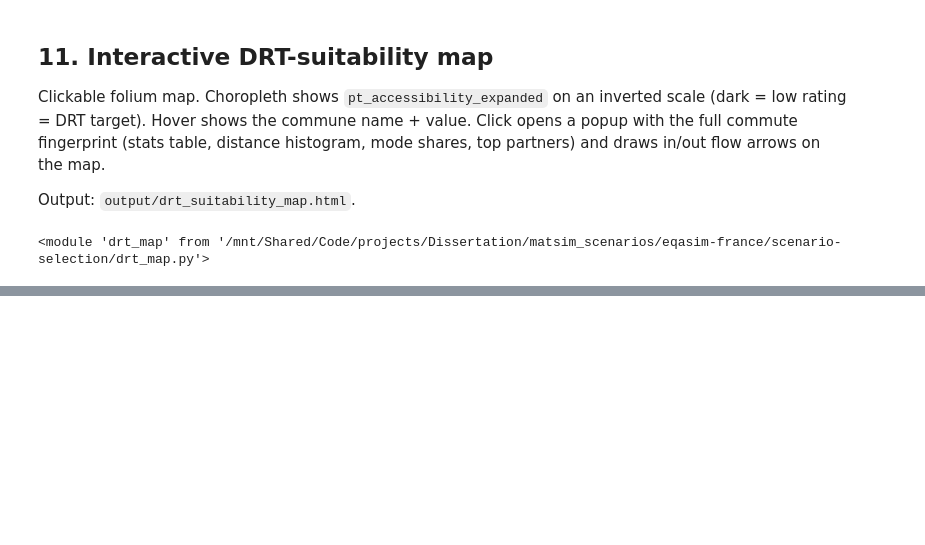
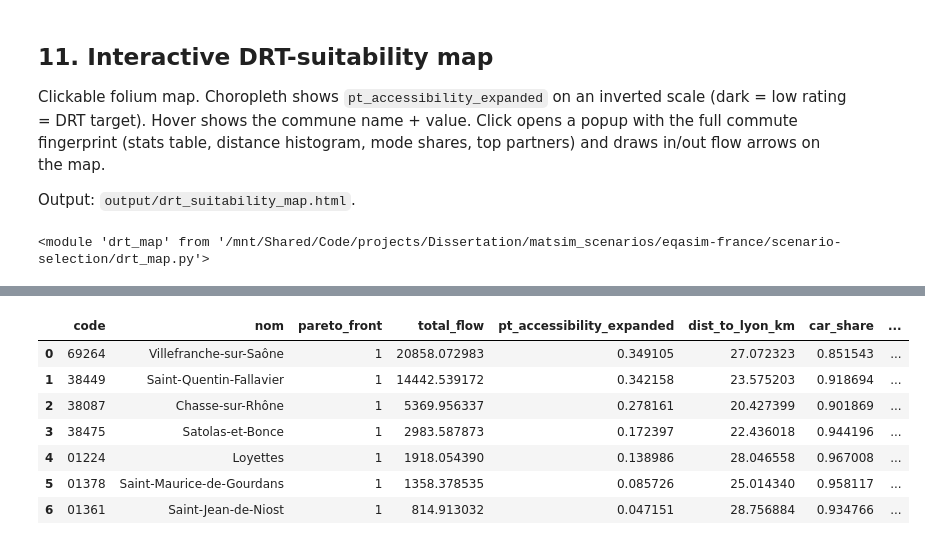
Before and after one commit to Chrigarr9/eqasim-france, a Jupyter notebook: scenario-selection/captivity_analysis.ipynb, the cells around one changed output, grey strips where cells are left out. Cells and saved outputs as stored; diff of their text form; code cells hidden in the pictures; blank space fills up the shorter version.

```diff
--- a/scenario-selection/captivity_analysis.ipynb
+++ b/scenario-selection/captivity_analysis.ipynb
@@ -789,0 +816,74 @@ wrote /mnt/Shared/Code/projects/Dissertation/matsim_scenarios/eqasim-france/scen
+# %%
+MIN_DIST_KM = 20.0   # exclude Lyon metro belt
+MAX_DIST_KM = 30.0   # ~half-hour drive
+MIN_FLOW    = 500    # drop tiny communes (avoid degenerate front-1 entries)
+
+
+def pareto_fronts(values_x, values_y, x_better="higher", y_better="lower"):
+    """Non-dominated sorting. Returns front number per row (1 = best)."""
+    x = np.asarray(values_x, dtype=float).copy()
+    y = np.asarray(values_y, dtype=float).copy()
+    if x_better == "lower":
+        x = -x
+    if y_better == "lower":
+        y = -y
+    n = len(x)
+    front = np.zeros(n, dtype=int)
+    remaining = np.ones(n, dtype=bool)
+    k = 1
+    while remaining.any():
+        idx = np.where(remaining)[0]
+        xi, yi = x[idx], y[idx]
+        dominated = np.zeros(len(idx), dtype=bool)
+        for a in range(len(idx)):
+            strict = (xi > xi[a]) | (yi > yi[a])
+            if ((xi >= xi[a]) & (yi >= yi[a]) & strict).any():
+                dominated[a] = True
+        front[idx[~dominated]] = k
+        remaining[idx[~dominated]] = False
+        k += 1
+    return front
+
+
+acc_col = (
+    "pt_accessibility_expanded"
+    if "pt_accessibility_expanded" in lyon_communes.columns
+    else "pt_accessibility"
+)
+print(f"using accessibility column: {acc_col}")
+
+scope_mask = (
+    lyon_communes["dist_to_lyon_km"].between(MIN_DIST_KM, MAX_DIST_KM)
+    & (lyon_communes["total_flow"] >= MIN_FLOW)
+    & lyon_communes[acc_col].notna()
+)
+scope = lyon_communes.loc[scope_mask].copy()
+print(f"scope: {len(scope):,} communes in {MIN_DIST_KM:.0f}-{MAX_DIST_KM:.0f} km band, flow ≥ {MIN_FLOW:,.0f}")
+
+scope["pareto_front"] = pareto_fronts(
+    scope["total_flow"].values,
+    scope[acc_col].values,
+    x_better="higher", y_better="lower",
+)
+scope = scope.sort_values(["pareto_front", "total_flow"], ascending=[True, False])
+
+lyon_communes = lyon_communes.drop(columns=["pareto_front"], errors="ignore")
+lyon_communes = lyon_communes.merge(
+    scope[["code", "pareto_front"]], on="code", how="left",
+)
+
+rank_cols = ["code", "nom", "pareto_front", "total_flow", acc_col,
+             "dist_to_lyon_km", "car_share", "lyon_share", "io_ratio"]
+if "drt_opportunity" in scope.columns:
+    rank_cols.insert(5, "drt_opportunity")
+if "connectivity_expanded" in scope.columns:
+    rank_cols.append("connectivity_expanded")
+
+ranking = scope[rank_cols].reset_index(drop=True)
+OUT_CSV = HERE / "output" / "commune_pareto_ranking.csv"
+OUT_CSV.parent.mkdir(parents=True, exist_ok=True)
+ranking.to_csv(OUT_CSV, index=False)
+print(f"saved {OUT_CSV}")
+print(f"\nFront 1 ({(scope['pareto_front']==1).sum()} communes):")
+ranking[ranking["pareto_front"] == 1]
+# %% [output]
@@ -789,0 +895,8 @@ wrote /mnt/Shared/Code/projects/Dissertation/matsim_scenarios/eqasim-france/scen
+|  | code | nom | pareto_front | total_flow | pt_accessibility_expanded | dist_to_lyon_km | car_share | ... |
+| 0 | 69264 | Villefranche-sur-Saône | 1 | 20858.072983 | 0.349105 | 27.072323 | 0.851543 | ... |
+| 1 | 38449 | Saint-Quentin-Fallavier | 1 | 14442.539172 | 0.342158 | 23.575203 | 0.918694 | ... |
+| 2 | 38087 | Chasse-sur-Rhône | 1 | 5369.956337 | 0.278161 | 20.427399 | 0.901869 | ... |
+| 3 | 38475 | Satolas-et-Bonce | 1 | 2983.587873 | 0.172397 | 22.436018 | 0.944196 | ... |
+| 4 | 01224 | Loyettes | 1 | 1918.054390 | 0.138986 | 28.046558 | 0.967008 | ... |
+| 5 | 01378 | Saint-Maurice-de-Gourdans | 1 | 1358.378535 | 0.085726 | 25.014340 | 0.958117 | ... |
+| 6 | 01361 | Saint-Jean-de-Niost | 1 | 814.913032 | 0.047151 | 28.756884 | 0.934766 | ... |
```
Also changed, not shown: parts of 9 cells of this notebook, 2 other files.
